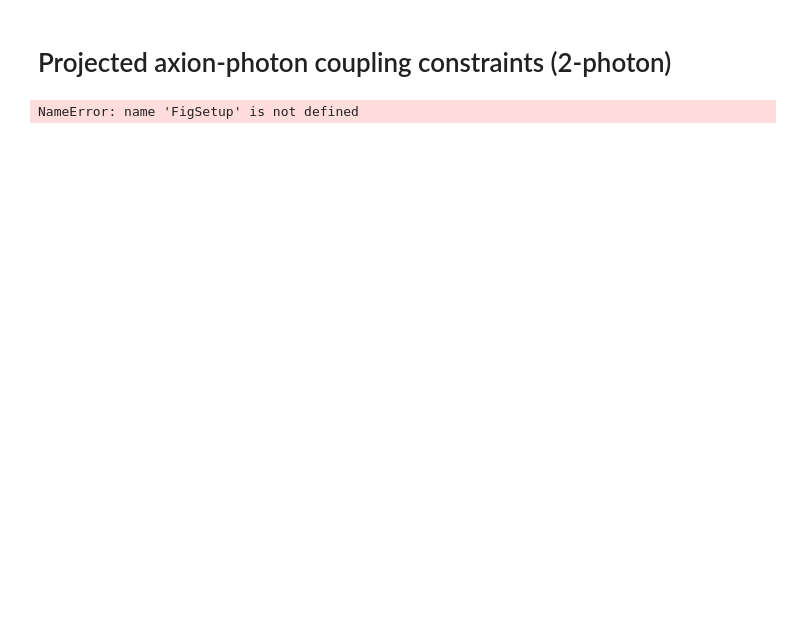
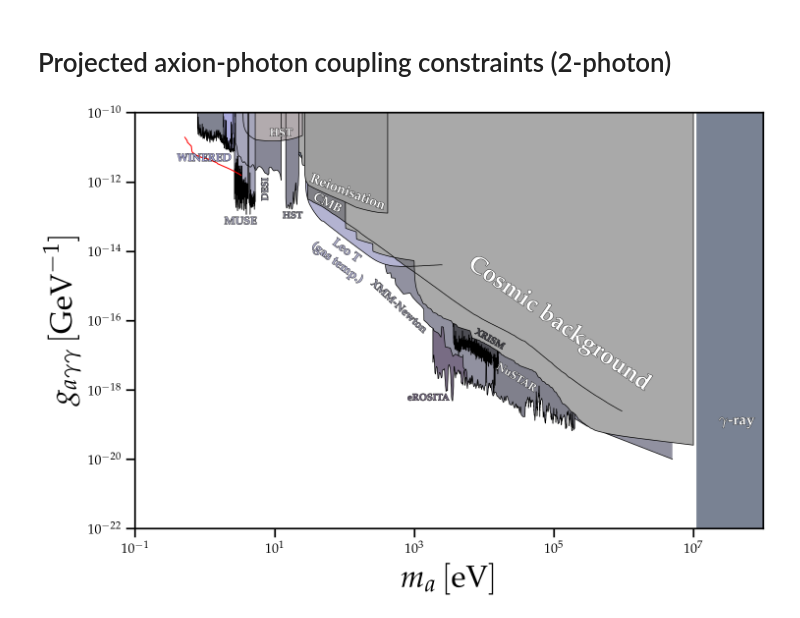
Before and after one commit to joshua-benabou/Mega_Decaying_DM_Milkyway_Analysis, a Jupyter notebook: Mega_plot.ipynb, the cells around one changed output. Drawn from its saved outputs; the diff is of its cells as text; code cells hidden in the pictures; blank space fills up the shorter version.

```diff
--- a/Mega_plot.ipynb
+++ b/Mega_plot.ipynb
@@ -285,8 +378,6 @@ plt.plot(SPHEREx_proj_MW_deepfield[:,0], SPHEREx_proj_MW_deepfield[:,1],color="r
 ###################CIARAN STUFF ################################
 ################################################################
 
-master_folder = "/global/cfs/cdirs/m3166/benabou/COMSOL/COMSOL_2026/AxionLimits/"
-
 edgecolor = 'k'
 
 #PlotBound(ax,master_folder+"limit_data/AxionPhoton/JWST_Pinetti.txt",facecolor=array([1,0.95,1.11])*0.7,zorder=0,lw=1,edgecolor=edgecolor,skip=3)
@@ -310,7 +401,7 @@ PlotBound(ax,master_folder+"limit_data/AxionPhoton/GammaRayDecayCompilation.txt"
 PlotBound(ax,master_folder+"limit_data/AxionPhoton/XRISM.txt",facecolor=array([1,1,1.1])*0.3,zorder=-2.9,lw=1,skip=4,edgecolor=edgecolor)
 PlotBound(ax,master_folder+"limit_data/AxionPhoton/XMM-Newton.txt",facecolor=array([1,1,1.1])*0.57,zorder=-3,lw=1,skip=4,edgecolor=edgecolor)
 PlotBound(ax,master_folder+"limit_data/AxionPhoton/NuSTAR.txt",facecolor=array([1,1,1.1])*0.5,zorder=-4,lw=1,skip=4,edgecolor=edgecolor)
-PlotBound(ax,master_folder+"limit_data/AxionPhoton/INTEGRAL.txt",facecolor=array([1,1,1.2])*0.55,zorder=-5,lw=1,skip=1,edgecolor=edgecolor)
+#PlotBound(ax,master_folder+"limit_data/AxionPhoton/INTEGRAL.txt",facecolor=array([1,1,1.2])*0.55,zorder=-5,lw=1,skip=1,edgecolor=edgecolor)
 PlotBound(ax,master_folder+"limit_data/AxionPhoton/XRAY.txt",facecolor=array([1,1,1.1])*0.57,zorder=-6,lw=1,skip=1,edgecolor=edgecolor)
 PlotBound(ax,master_folder+"limit_data/AxionPhoton/eROSITA.txt",facecolor=array([1,0.9,1.1])*0.47,zorder=-7,lw=1,skip=1,edgecolor=edgecolor)
 
@@ -325,32 +416,32 @@ ax.text(0.4,0.4e-11,r'{\bf WINERED}',color=array([1,1,1.3])*0.66,fontsize=16,rot
 
 ax.text(0.3e2,1.6e-13,r'{\bf Reionisation}',color='w',fontsize=20,rotation=-21,path_effects=line_background(1,'k'))
 ax.text(0.33e2,1.3e-13,r'{\bf CMB}',color='w',fontsize=18.5,rotation=-27,path_effects=line_background(1,'k'))
 ax.text(3.1e1,0.33e-14,r'\begin{center}{\bf Leo T \linebreak (gas temp.)}\end{center}',color=array([1,1,1.17])*0.7,fontsize=18,rotation=-37,path_effects=line_background(1,'k'))
 
 
 ax.text(0.7e4,1.5e-17,r'{\bf XRISM}',color=array([1,1,1.1])*0.3,fontsize=14,rotation=-30,path_effects=line_background(1,'k'))
 ax.text(2.2e2,0.45e-16,r'{\bf XMM-Newton}',color=array([1,1,1.1])*0.57,fontsize=16,rotation=-43,path_effects=line_background(1,'k'))
 ax.text(1.4e4,0.9e-18,r'{\bf  NuSTAR}',color='w',fontsize=16,rotation=-32,path_effects=line_background(1,'k'))
-ax.text(0.15e6,0.15e-19,r'{\bf INTEGRAL}',color='w',fontsize=20,rotation=0,path_effects=line_background(1,'k'))
+#ax.text(0.15e6,0.15e-19,r'{\bf INTEGRAL}',color='w',fontsize=20,rotation=0,path_effects=line_background(1,'k'))
 ax.text(2.3e7,0.1e-18,r'{\bf $\gamma$-ray}',color='w',fontsize=22,rotation=0,path_effects=line_background(1,'k'))
 
 ax.text(0.005e6,1e-18,r'{\bf Cosmic background}',color='w',fontsize=35,rotation=-35,path_effects=line_background(1,'k'))
 
 ax.text(8.0e2,0.5e-18,r'{\bf eROSITA}',color=array([1,0.9,1.1])*0.47,fontsize=14,rotation=0,path_effects=line_background(1,'k'))
 
 ################################################################
 # plt.xlim([1e-1,1e12])
 # plt.ylim([1e-24,1e-10])
 
 plt.xlim([1e-1,1e8])
 plt.ylim([1e-22,1e-10])
 
 #plt.legend()
 plt.yscale("log")
 plt.xscale("log")
 
 plt.ylabel(r"$g_{a\gamma\gamma}\, [\mathrm{GeV}^{-1}]$")
 plt.xlabel(r"$m_a\, [\mathrm{eV}]$")
 plt.savefig("plots/mega_plot_projected_constraint_gayy.pdf",bbox_inches="tight")
 # %% [output]
-NameError: name 'FigSetup' is not defined
+[figure, added]
```
Also changed, not shown: parts of 6 cells of this notebook, 9 other files.
